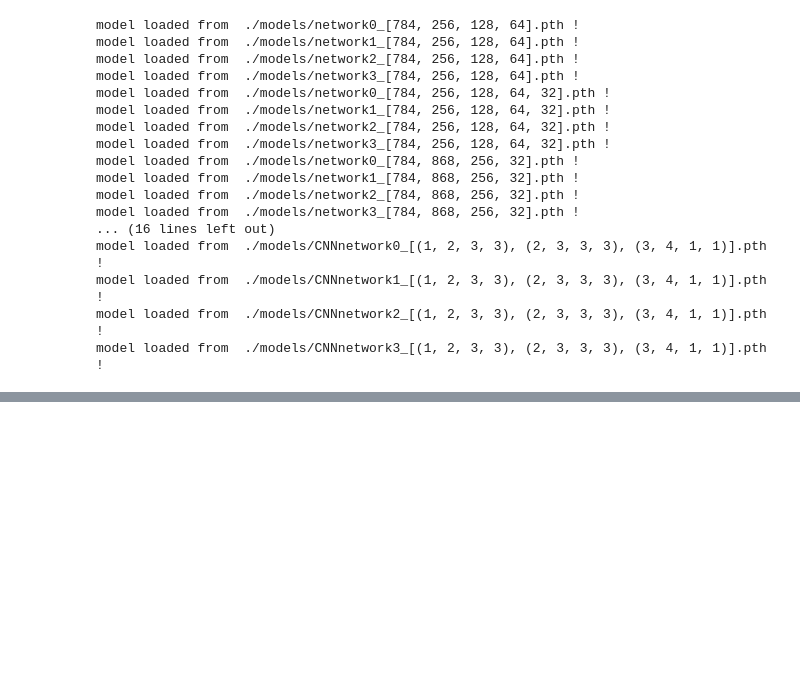
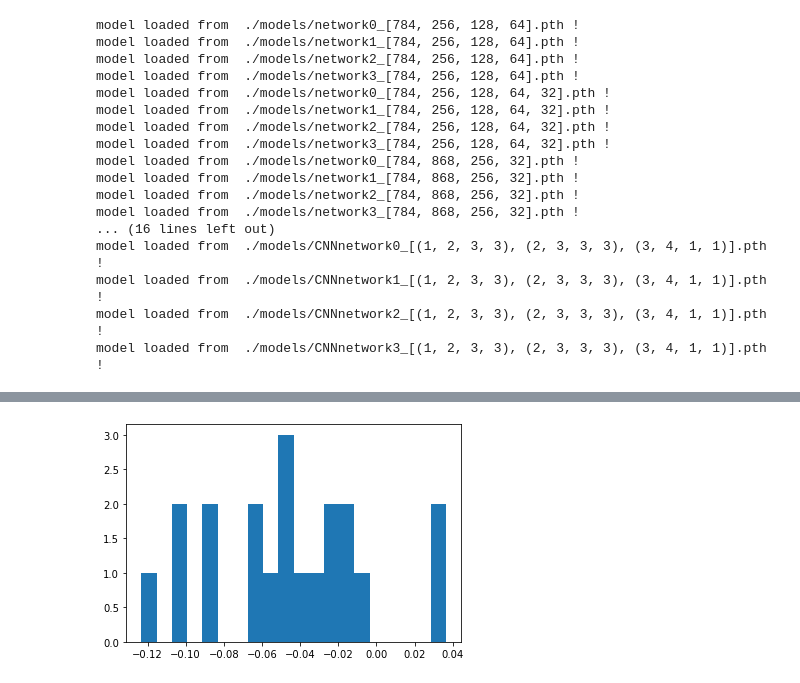
Before and after one commit to elacx/ML, a Jupyter notebook: lime_tests/model_similarity2.ipynb, the cells around one changed output, grey strips where cells are left out. Cells and saved outputs as stored; diff of their text form; code cells hidden in the pictures; blank space fills up the shorter version.

```diff
--- a/lime_tests/model_similarity2.ipynb
+++ b/lime_tests/model_similarity2.ipynb
@@ -317,0 +396,10 @@ build histogram? other type of plot?
+# %%
+sim = []
+for exp,adv in zi+p(exps,adv_perts):
+    sim.append(cos_sim(exp,adv))
+# %%
+plt.figure()
+plt.hist(sim,20)
+plt.show()
+# %% [output]
+[figure, added]
```
Also changed, not shown: parts of 10 cells of this notebook, 4 other files.
